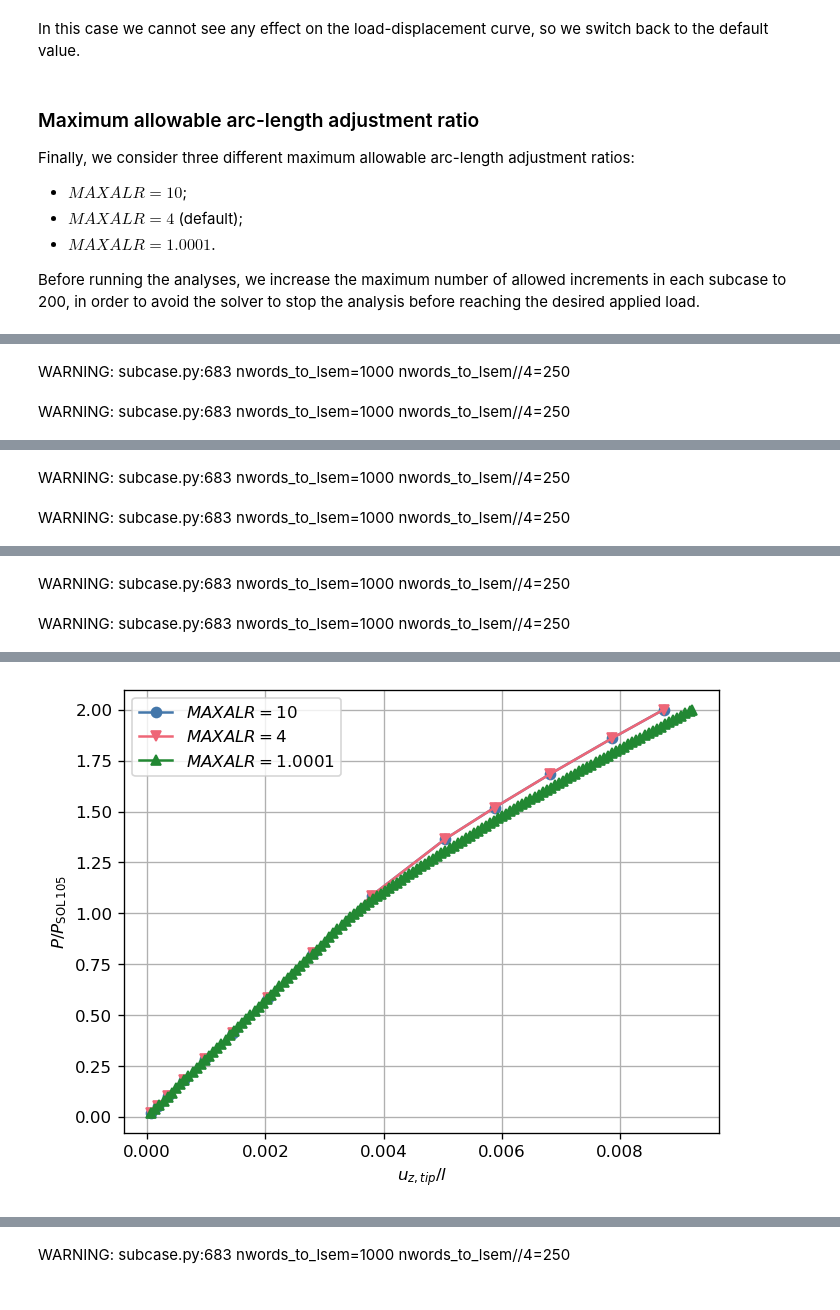
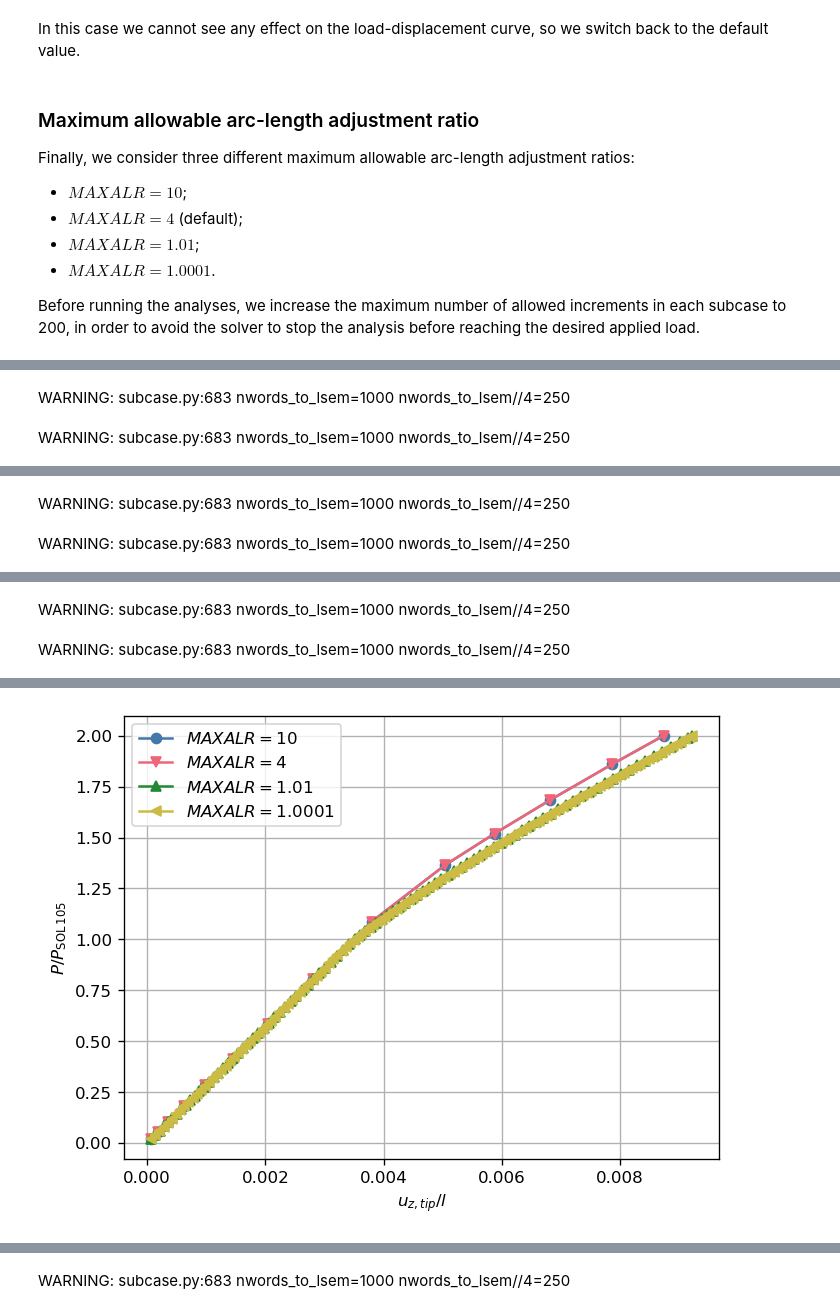
Before and after one commit to fmamitrotta/nonlinear-structural-stability-notebooks, a Jupyter notebook: notebooks/08_Nonlinear_Buckling_Analysis_of_a_Box_Beam_Reinforced_with_Ribs.ipynb, the cells around one changed output, grey strips where cells are left out. Cells and saved outputs as stored; diff of their text form; code cells hidden in the pictures.

```diff
--- a/notebooks/08_Nonlinear_Buckling_Analysis_of_a_Box_Beam_Reinforced_with_Ribs.ipynb
+++ b/notebooks/08_Nonlinear_Buckling_Analysis_of_a_Box_Beam_Reinforced_with_Ribs.ipynb
@@ -575,11 +575,12 @@ box_beam_bdf.nlpcis[nlparm_id].minalr = .25
 Finally, we consider three different maximum allowable arc-length adjustment ratios:
 - $MAXALR=10$;
 - $MAXALR=4$ (default);
+- $MAXALR=1.01$;
 - $MAXALR=1.0001$.
 
 Before running the analyses, we increase the maximum number of allowed increments in each subcase to 200, in order to avoid the solver to stop the analysis before reaching the desired applied load.
 # %%
-max_arclength_adjustment_ratios = [10., 4., 1.0001]  # define list of maximum allowable arc-length adjustment ratios
+max_arclength_adjustment_ratios = [10., 4., 1.01, 1.0001]  # define list of maximum allowable arc-length adjustment ratios
 box_beam_bdf.nlpcis[nlparm_id].mxinc = 200  # increase maximum number of allowed load increments
 
 # Create figure, run analysis for each maximum allowable arc-length adjustment ratio and plot load-displacement diagram
@@ -611 +616 @@ WARNING: subcase.py:683 nwords_to_lsem=1000 nwords_to_lsem//4=250
-[figure, old version]
+[figure, new version]
```
Also changed, not shown: parts of 7 cells of this notebook, 16 other files.
